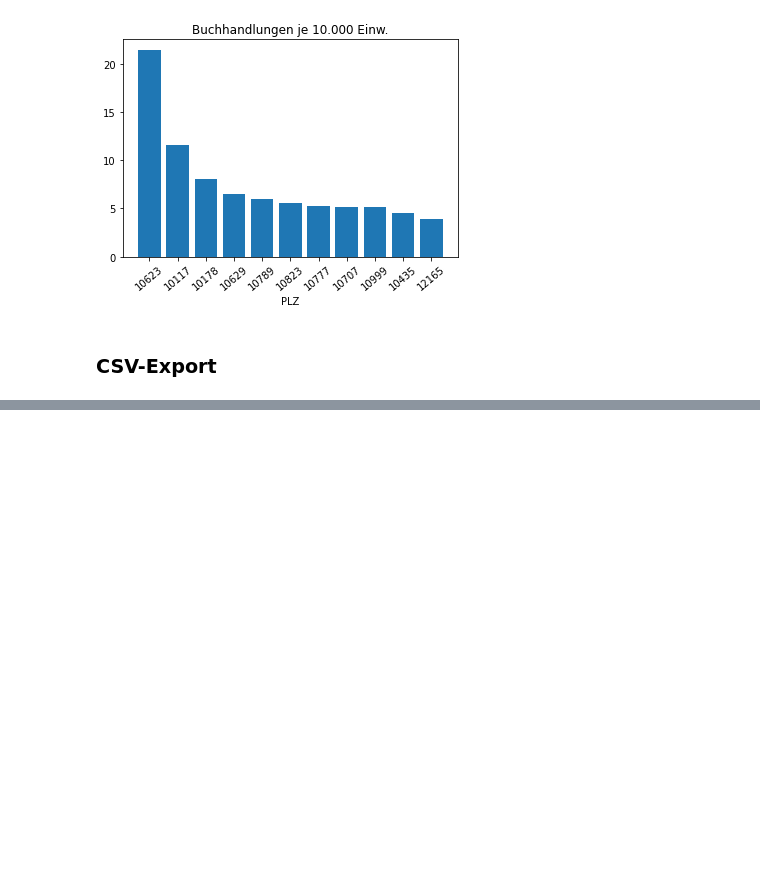
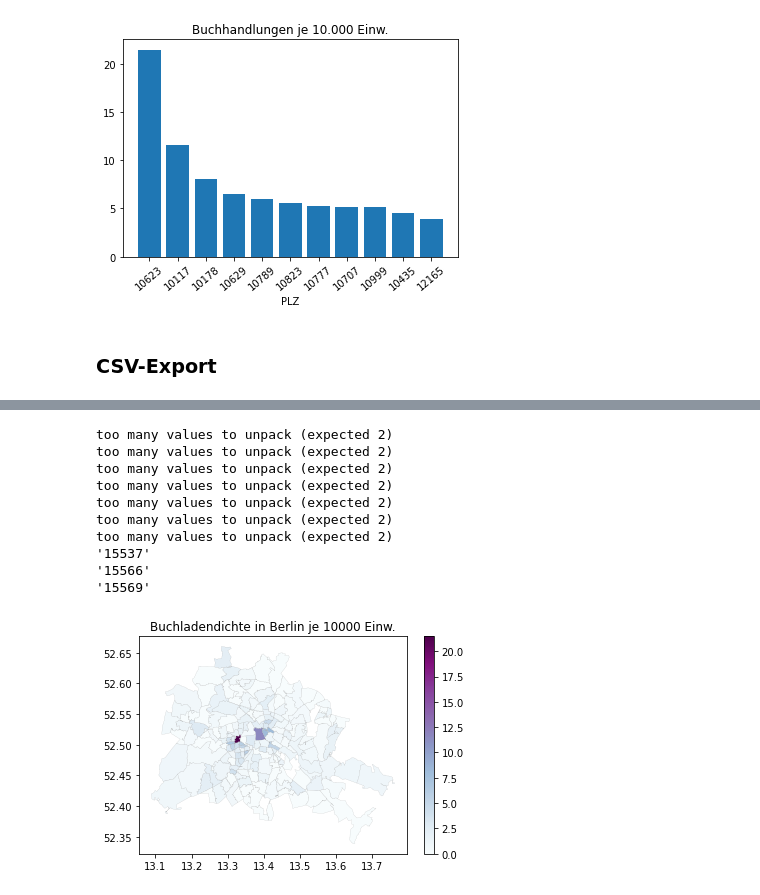
Before and after one commit to alexander-winkler/buchdichte, a Jupyter notebook: Buchdichte in Berlin.ipynb, the cells around one changed output, grey strips where cells are left out. Drawn from its saved outputs; the diff is of its cells as text; code cells hidden in the pictures; blank space fills up the shorter version.

```diff
--- a/Buchdichte in Berlin.ipynb
+++ b/Buchdichte in Berlin.ipynb
@@ -39,7 +39,7 @@ def parseResponse(res) -> list:
                 tail = x.tail.strip()
                 if len(tail) > 0:
                     address.append(tail)
-        for a in adress:
+        for a in address:
             PLZ = None
             try:
                 PLZ = re.search(r'1\d{4}',a).group()
@@ -126,0 +147,11 @@ with open("buchladendichteBerlin.csv","w") as OUT:
+# %%
+geojson = requests.get("https://tsb-opendata.s3.eu-central-1.amazonaws.com/plz/plz.geojson").json()
+# %%
+plzPolygons = {}
+for _ in geojson.get('features'):
+    plz = _.get('properties').get('plz')
+    vertices = []
+    for c1 in _.get('geometry').get('coordinates'):
+        for c2 in c1:
+            vertices.append(c2)
+    plzPolygons[plz] = vertices
@@ -126,0 +162,29 @@ with open("buchladendichteBerlin.csv","w") as OUT:
+# %%
+minimum = min([v * 10000 for v in dichte.values()])
+maximum = max([v * 10000 for v in dichte.values()])
+
+norm = matplotlib.colors.Normalize(vmin=minimum, vmax=maximum, clip=True)
+# %%
+plt.figure()
+viridis = cm.get_cmap('BuPu', 256)
+for k,v in plzPolygons.items():
+    try:
+        xs,ys = zip(*v)
+        plt.fill(xs,ys, facecolor = viridis(norm(dichte[k]*10000)), edgecolor = 'grey', linewidth = 0.1)
+    except Exception as e:
+        print(e)
+plt.colorbar(cm.ScalarMappable(norm=norm, cmap=viridis))
+plt.title("Buchladendichte in Berlin je 10000 Einw.")
+plt.show()
+# %% [output]
+too many values to unpack (expected 2)
+too many values to unpack (expected 2)
+too many values to unpack (expected 2)
+too many values to unpack (expected 2)
+too many values to unpack (expected 2)
+too many values to unpack (expected 2)
+too many values to unpack (expected 2)
+'15537'
+'15566'
+'15569'
+[figure, added]
```
Also changed, not shown: parts of 6 cells of this notebook, 1 other file.
